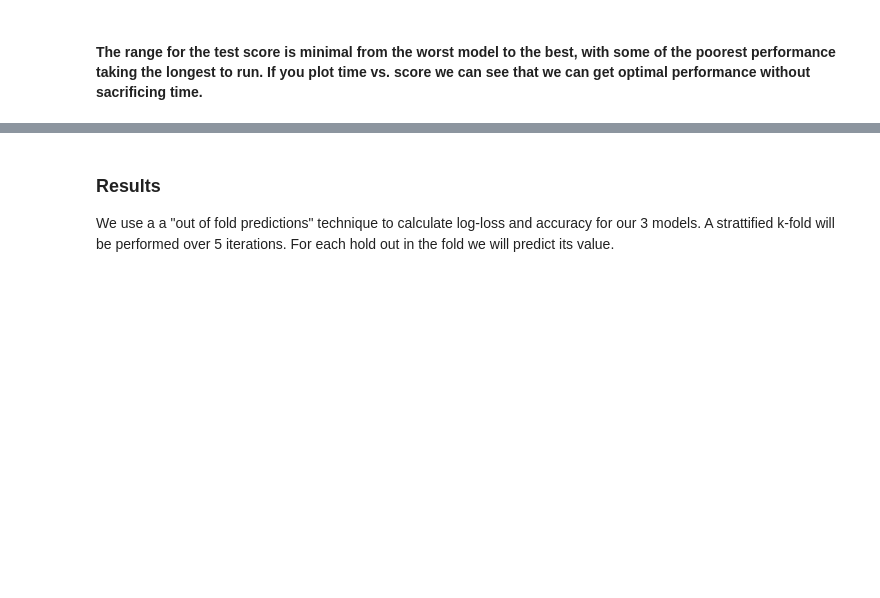
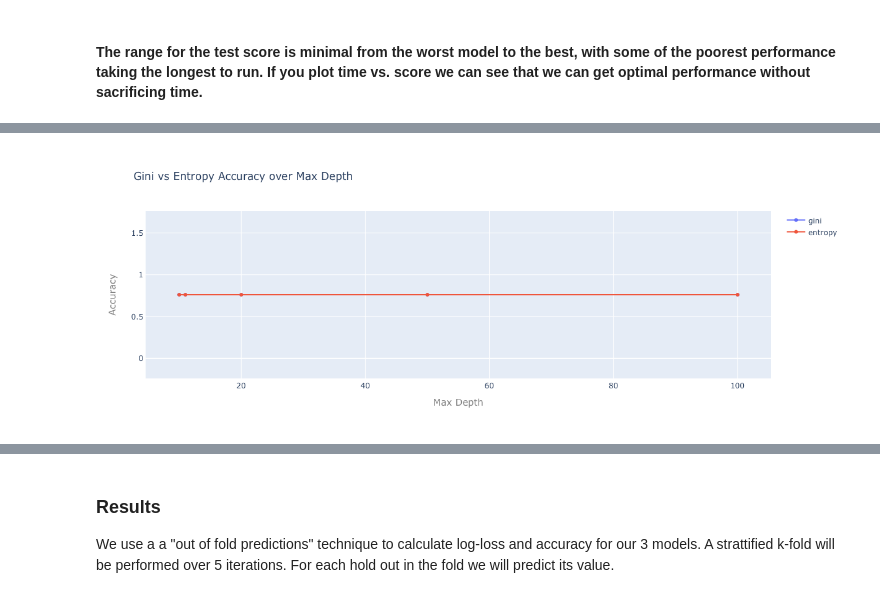
Before and after one commit to cmadding/MSDS_7333_QTW, a Jupyter notebook: CaseStudy08/Ansari_Ballenger_Godbole_MaddingUnit08 - Final.ipynb, the cells around one changed output, grey strips where cells are left out. Cells and saved outputs as stored; diff of their text form; code cells hidden in the pictures; blank space fills up the shorter version.

```diff
--- a/CaseStudy08/Ansari_Ballenger_Godbole_MaddingUnit08 - Final.ipynb
+++ b/CaseStudy08/Ansari_Ballenger_Godbole_MaddingUnit08 - Final.ipynb
@@ -698,0 +739,6 @@ ___
+# %%
+# Load from file
+with open("Data/CV_Random_Forest_more_parameters.pkl", 'rb') as file:
+    CV_rf2 = pickle.load(file)
+# %%
+rf_gridsearch_2 = pd.DataFrame(CV_rf2.cv_results_)
@@ -698,0 +773,63 @@ ___
+# %%
+graph_gini = rf_gridsearch_2[rf_gridsearch_2.param_criterion == 'gini']
+graph_gini = graph_gini.groupby(['param_max_depth'],sort='False')['mean_test_accuracy'].max()
+graph_gini = graph_gini.to_frame().reset_index()
+
+graph_entropy = rf_gridsearch_2[rf_gridsearch_2.param_criterion == 'entropy']
+graph_entropy = graph_entropy.groupby(['param_max_depth'],sort='False')['mean_test_accuracy'].max()
+graph_entropy = graph_entropy.to_frame().reset_index()
+
+# Create traces
+trace0 = go.Scatter(
+    x = graph_gini.param_max_depth,
+    y = graph_gini.mean_test_accuracy,
+    mode = 'lines+markers',
+    name = 'gini'
+)
+trace1 = go.Scatter(
+    x = graph_entropy.param_max_depth,
+    y = graph_entropy.mean_test_accuracy,
+    mode = 'lines+markers',
+    name = 'entropy'
+)
+
+data = [trace0, trace1]
+
+layout = go.Layout(
+
+    title=go.layout.Title(
+        text= 'Gini vs Entropy Accuracy over Max Depth',
+        xref='container',
+#         xanchor = 'center'
+    ),
+    xaxis=go.layout.XAxis(
+        title=go.layout.xaxis.Title(
+            text='Max Depth',
+            font=dict(
+#                 family='Courier New, monospace',
+                size=15,
+                color='#7f7f7f'
+            )
+        )
+    ),
+    yaxis=go.layout.YAxis(
+        title=go.layout.yaxis.Title(
+            text='Accuracy',
+            font=dict(
+#                 family='Courier New, monospace',
+                size=15,
+                color='#7f7f7f'
+            )
+        )
+    )
+)
+
+fig = go.Figure(data=data, layout=layout)
+
+fig.show()
+
+# fig = go.Figure(data=data, layout=layout)
+
+# py.iplot(fig, filename='line-mode')
+# %% [output]
+[figure, added]
```
Also changed, not shown: parts of 51 cells of this notebook, 2 other files.
